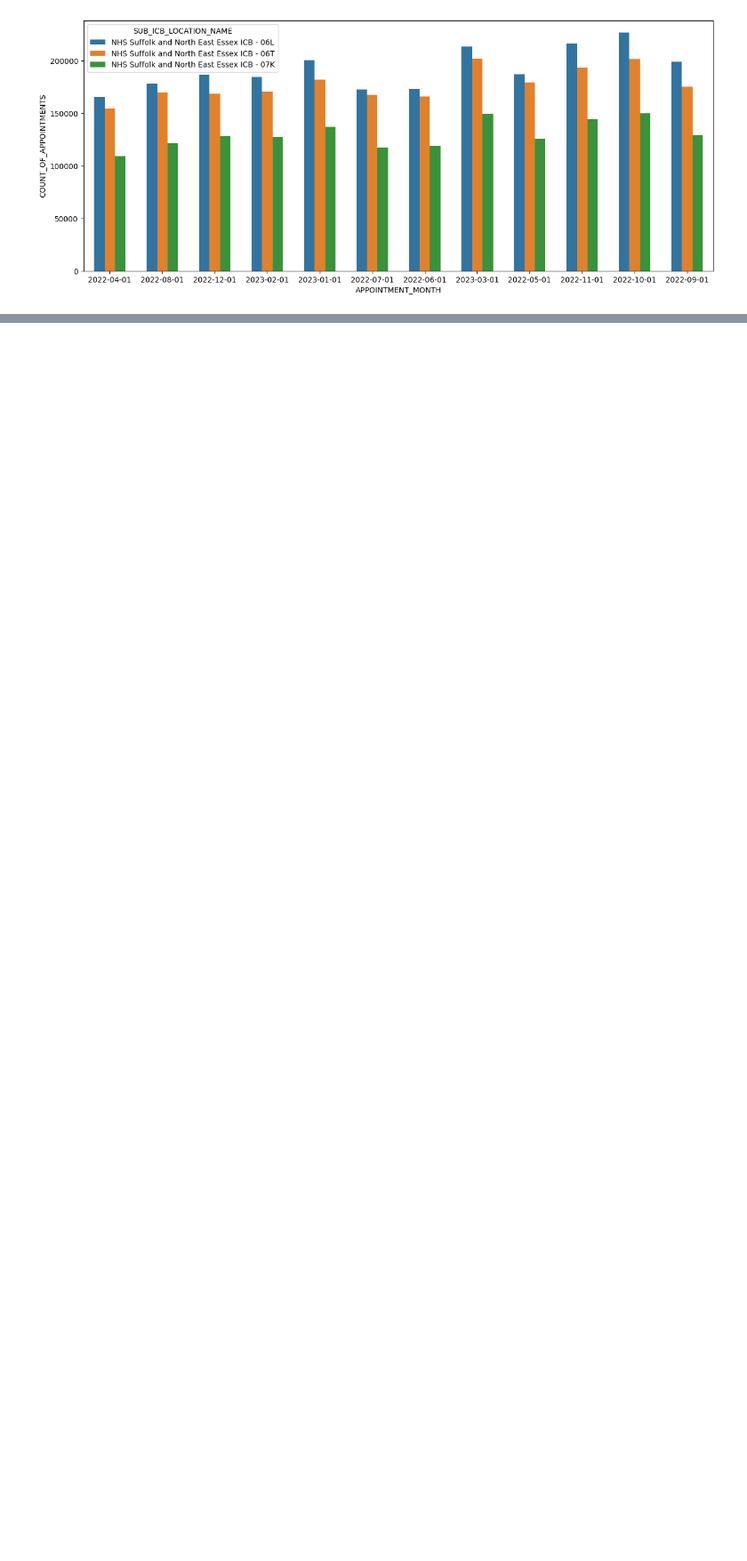
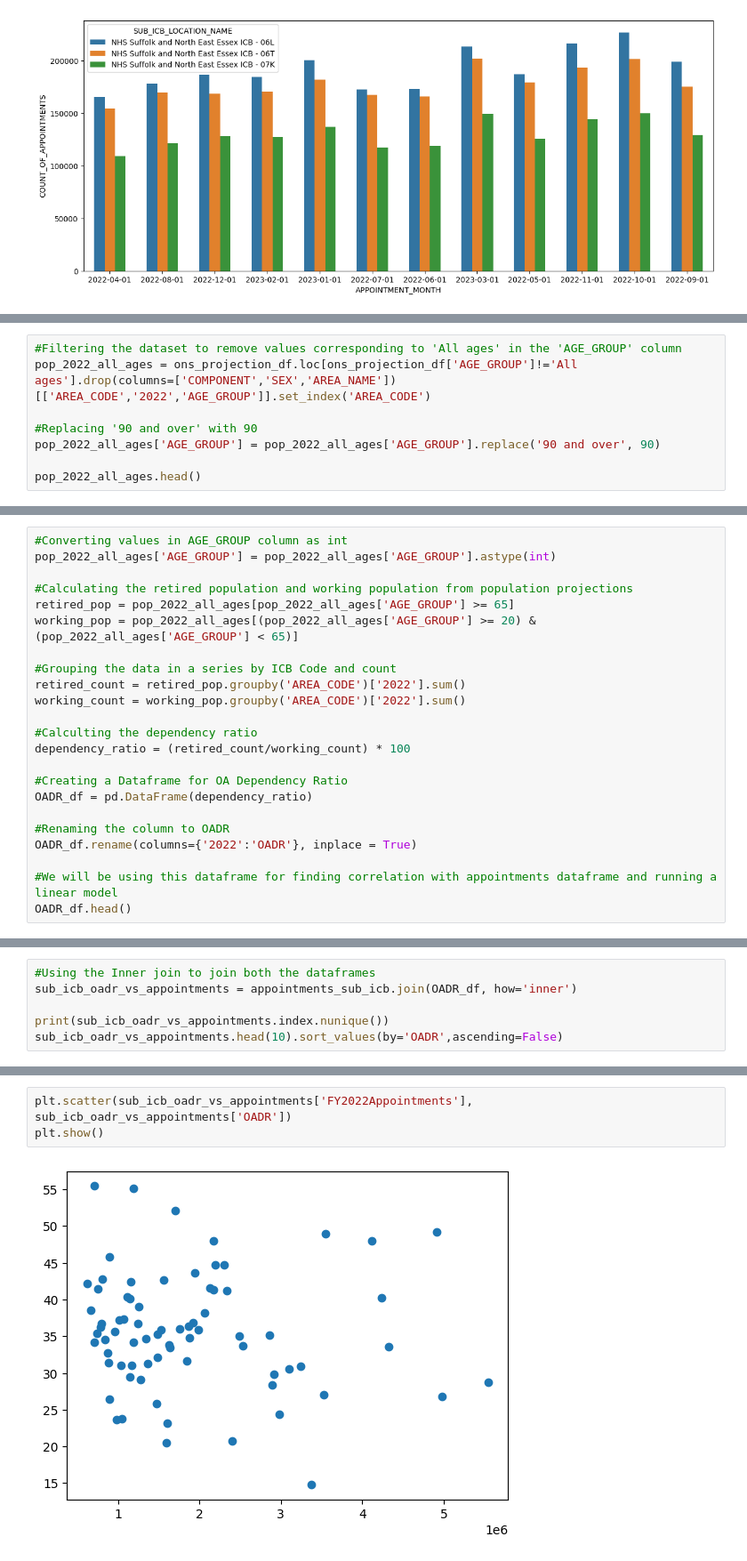
Before and after one commit to SNEE-ICS/PrimaryCareDemandAndCapacity, a Jupyter notebook: AppointmentsVsOADR.ipynb, the cells around one changed output, grey strips where cells are left out. Shown at 89% size. Drawn from its saved outputs; the diff is of its cells as text; blank space fills up the shorter version.

Commit message:
OADR vs. Appoitments correlation and LR Model

```diff
--- a/AppointmentsVsOADR.ipynb
+++ b/AppointmentsVsOADR.ipynb
@@ -168,0 +148,8 @@ appointments_sub_icb.head()
+# %%
+#Filtering the dataset to remove values corresponding to 'All ages' in the 'AGE_GROUP' column
+pop_2022_all_ages = ons_projection_df.loc[ons_projection_df['AGE_GROUP']!='All ages'].drop(columns=['COMPONENT','SEX','AREA_NAME'])[['AREA_CODE','2022','AGE_GROUP']].set_index('AREA_CODE')
+
+#Replacing '90 and over' with 90
+pop_2022_all_ages['AGE_GROUP'] = pop_2022_all_ages['AGE_GROUP'].replace('90 and over', 90)
+
+pop_2022_all_ages.head()
@@ -168,0 +166,23 @@ appointments_sub_icb.head()
+# %%
+#Converting values in AGE_GROUP column as int
+pop_2022_all_ages['AGE_GROUP'] = pop_2022_all_ages['AGE_GROUP'].astype(int)
+
+#Calculating the retired population and working population from population projections
+retired_pop = pop_2022_all_ages[pop_2022_all_ages['AGE_GROUP'] >= 65]
+working_pop = pop_2022_all_ages[(pop_2022_all_ages['AGE_GROUP'] >= 20) & (pop_2022_all_ages['AGE_GROUP'] < 65)]
+
+#Grouping the data in a series by ICB Code and count
+retired_count = retired_pop.groupby('AREA_CODE')['2022'].sum()
+working_count = working_pop.groupby('AREA_CODE')['2022'].sum()
+
+#Calculting the dependency ratio
+dependency_ratio = (retired_count/working_count) * 100
+
+#Creating a Dataframe for OA Dependency Ratio
+OADR_df = pd.DataFrame(dependency_ratio)
+
+#Renaming the column to OADR
+OADR_df.rename(columns={'2022':'OADR'}, inplace = True)
+
+#We will be using this dataframe for finding correlation with appointments dataframe and running a linear model
+OADR_df.head()
@@ -303,0 +199,6 @@ sorted_appointments_vs_oadr.head(50)
+# %%
+#Using the Inner join to join both the dataframes
+sub_icb_oadr_vs_appointments = appointments_sub_icb.join(OADR_df, how='inner')
+
+print(sub_icb_oadr_vs_appointments.index.nunique())
+sub_icb_oadr_vs_appointments.head(10).sort_values(by='OADR',ascending=False)
@@ -303,0 +231,5 @@ sorted_appointments_vs_oadr.head(50)
+# %%
+plt.scatter(sub_icb_oadr_vs_appointments['FY2022Appointments'], sub_icb_oadr_vs_appointments['OADR'])
+plt.show()
+# %% [output]
+[figure, added]
```
Also changed, not shown: parts of 29 cells of this notebook.
